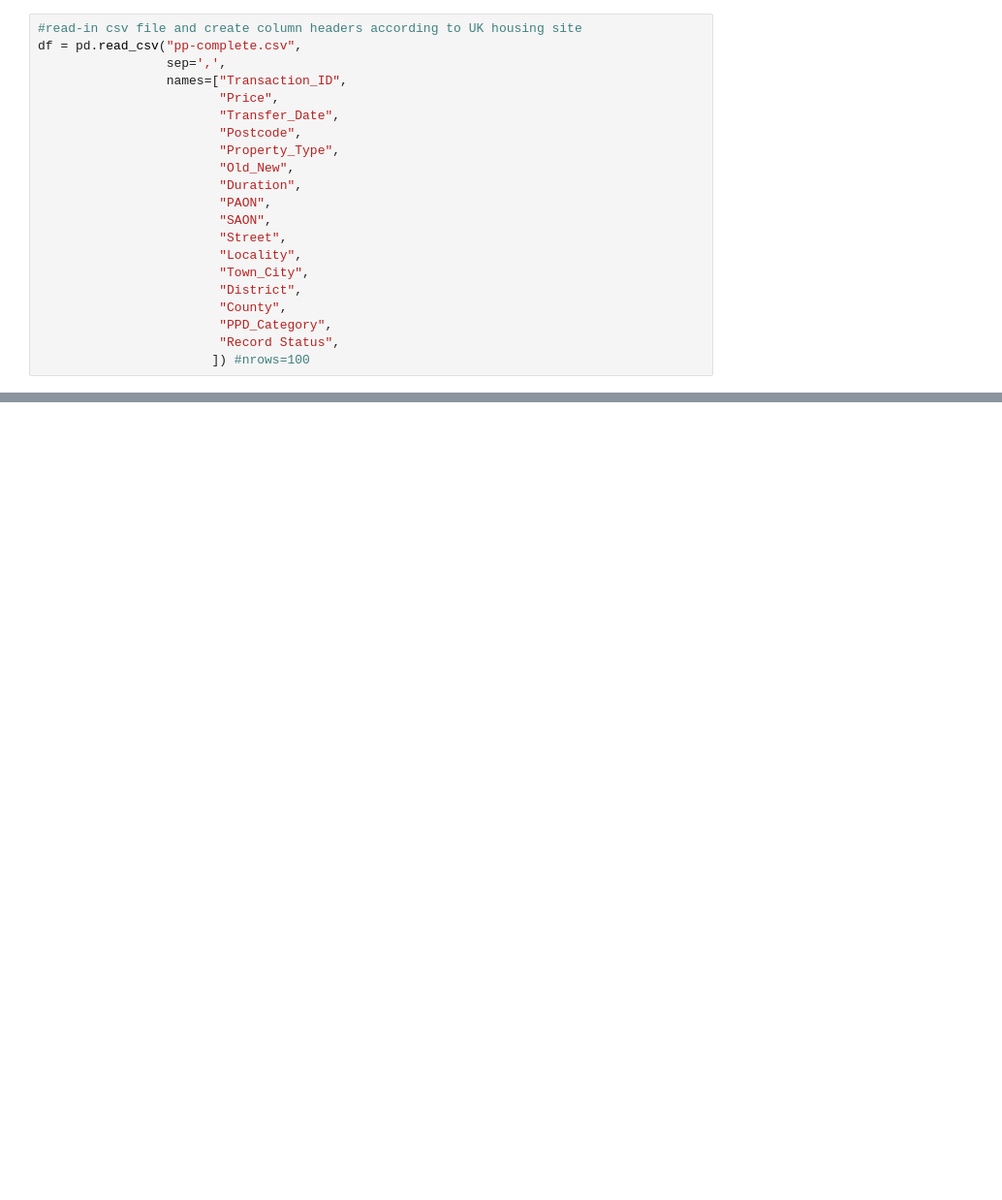
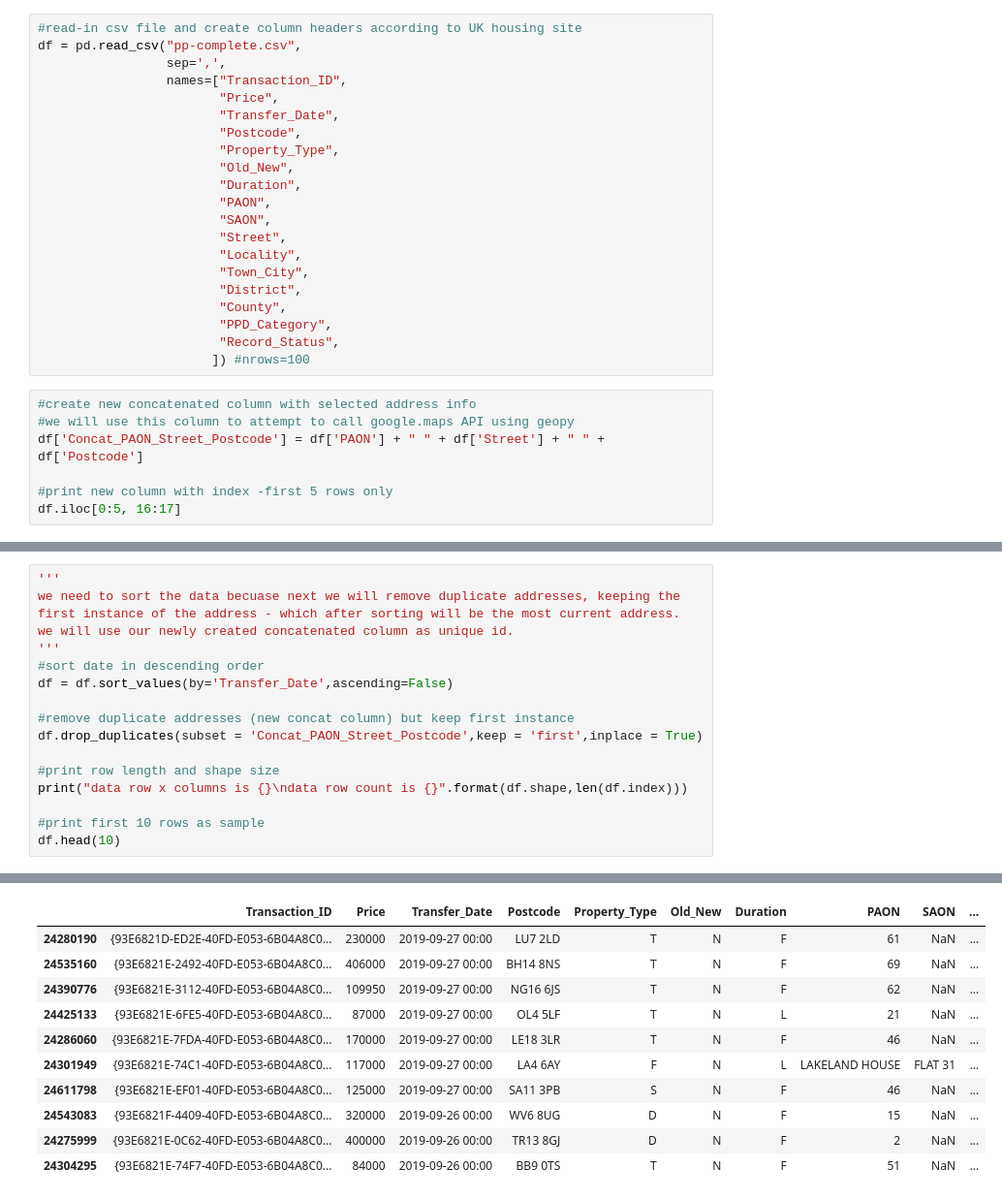
Before and after one commit to Hsgngr/Advanced-Computer-Science, a Jupyter notebook: data-files/format_ukgov_file_all.ipynb, the cells around one changed output, grey strips where cells are left out. Shown: that part at 97% size. Cells and saved outputs as stored; diff of their text form; blank space fills up the shorter version.

Commit message:
newest script - using geopy to fetch geolocation

```diff
--- a/data-files/format_ukgov_file_all.ipynb
+++ b/data-files/format_ukgov_file_all.ipynb
@@ -29,5 +26,12 @@ df = pd.read_csv("pp-complete.csv",
                         "District",
                         "County",
                         "PPD_Category",
-                        "Record Status",
+                        "Record_Status",
                        ]) #nrows=100
+# %%
+#create new concatenated column with selected address info
+#we will use this column to attempt to call google.maps API using geopy
+df['Concat_PAON_Street_Postcode'] = df['PAON'] + " " + df['Street'] + " " +  df['Postcode']
+
+#print new column with index -first 5 rows only
+df.iloc[0:5, 16:17]
@@ -33,0 +45,18 @@ df = pd.read_csv("pp-complete.csv",
+# %%
+'''
+we need to sort the data becuase next we will remove duplicate addresses, keeping the
+first instance of the address - which after sorting will be the most current address.
+we will use our newly created concatenated column as unique id.
+'''
+#sort date in descending order
+df = df.sort_values(by='Transfer_Date',ascending=False)
+
+#remove duplicate addresses (new concat column) but keep first instance
+df.drop_duplicates(subset = 'Concat_PAON_Street_Postcode',keep = 'first',inplace = True)
+
+#print row length and shape size
+print("data row x columns is {}\ndata row count is {}".format(df.shape,len(df.index)))
+
+#print first 10 rows as sample
+df.head(10)
+# %% [output]
@@ -33,0 +65,11 @@ df = pd.read_csv("pp-complete.csv",
+|  | Transaction_ID | Price | Transfer_Date | Postcode | Property_Type | Old_New | Duration | PAON | SAON | ... |
+| 24280190 | {93E6821D-ED2E-40FD-E053-6B04A8C0... | 230000 | 2019-09-27 00:00 | LU7 2LD | T | N | F | 61 | NaN | ... |
+| 24535160 | {93E6821E-2492-40FD-E053-6B04A8C0... | 406000 | 2019-09-27 00:00 | BH14 8NS | T | N | F | 69 | NaN | ... |
+| 24390776 | {93E6821E-3112-40FD-E053-6B04A8C0... | 109950 | 2019-09-27 00:00 | NG16 6JS | T | N | F | 62 | NaN | ... |
+| 24425133 | {93E6821E-6FE5-40FD-E053-6B04A8C0... | 87000 | 2019-09-27 00:00 | OL4 5LF | T | N | L | 21 | NaN | ... |
+| 24286060 | {93E6821E-7FDA-40FD-E053-6B04A8C0... | 170000 | 2019-09-27 00:00 | LE18 3LR | T | N | F | 46 | NaN | ... |
+| 24301949 | {93E6821E-74C1-40FD-E053-6B04A8C0... | 117000 | 2019-09-27 00:00 | LA4 6AY | F | N | L | LAKELAND HOUSE | FLAT 31 | ... |
+| 24611798 | {93E6821E-EF01-40FD-E053-6B04A8C0... | 125000 | 2019-09-27 00:00 | SA11 3PB | S | N | F | 46 | NaN | ... |
+| 24543083 | {93E6821F-4409-40FD-E053-6B04A8C0... | 320000 | 2019-09-26 00:00 | WV6 8UG | D | N | F | 15 | NaN | ... |
+| 24275999 | {93E6821E-0C62-40FD-E053-6B04A8C0... | 400000 | 2019-09-26 00:00 | TR13 8GJ | D | N | F | 2 | NaN | ... |
+| 24304295 | {93E6821E-74F7-40FD-E053-6B04A8C0... | 84000 | 2019-09-26 00:00 | BB9 0TS | T | N | F | 51 | NaN | ... |
```
Also changed, not shown: parts of 20 cells of this notebook.
